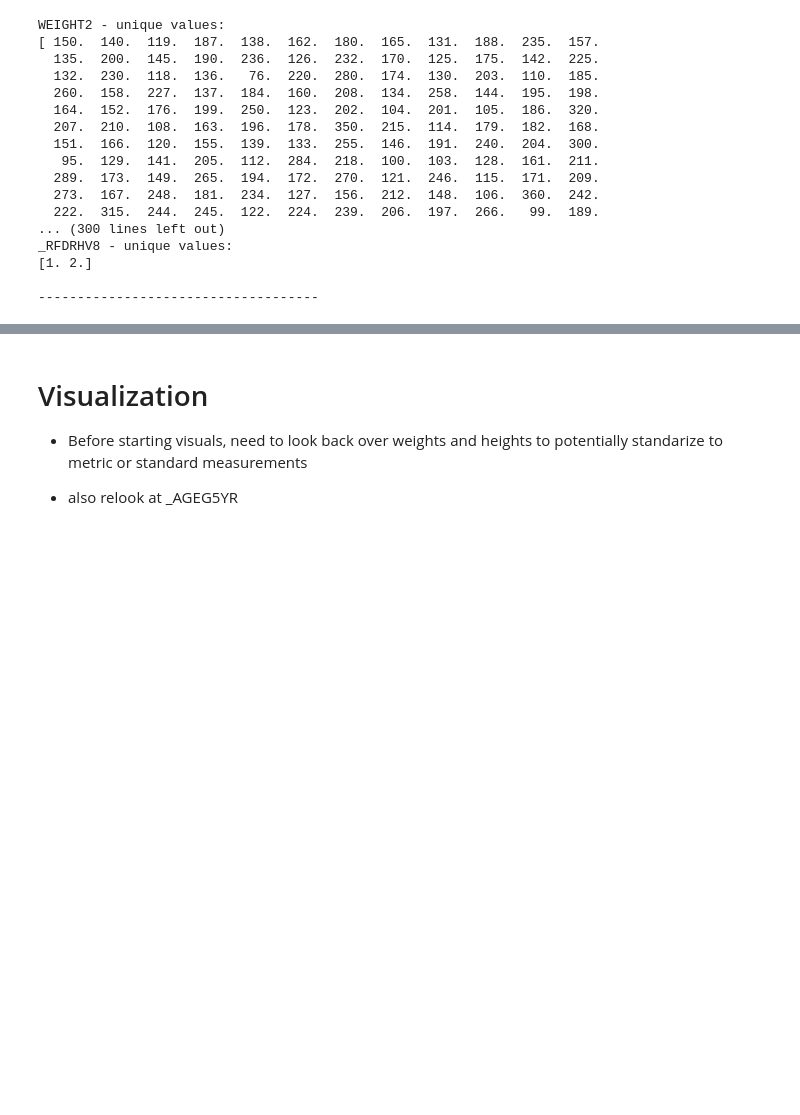
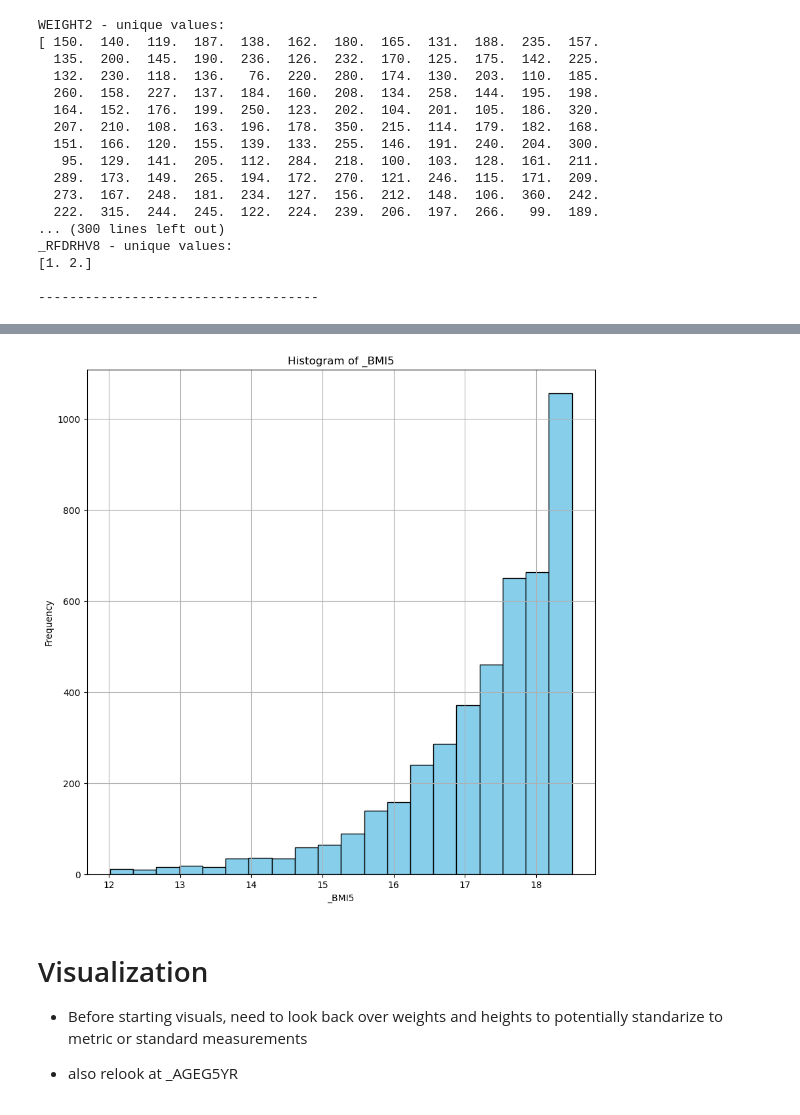
Before and after one commit to ldwilker10/predicting_obesity, a Jupyter notebook: draft_brfss2022.ipynb, the cells around one changed output, grey strips where cells are left out. Drawn from its saved outputs; the diff is of its cells as text; code cells hidden in the pictures; blank space fills up the shorter version.

Commit message:
generated correlations, heatmap, bmi distribution

```diff
--- a/draft_brfss2022.ipynb
+++ b/draft_brfss2022.ipynb
@@ -2285,0 +2408,3 @@ _RFDRHV8 - unique values:
+# %%
+bmi = df_final[df_final["_BMI5"] <= 1850.0]
+bmi.info()
@@ -2286,3 +2469,20 @@ _RFDRHV8 - unique values:
+# %%
+# Plotting Distributions for BMI
+
+import matplotlib.pyplot as plt
+
+column_name = '_BMI5'
+
+# Plot histogram
+plt.figure(figsize=(10, 10))
+plt.hist((bmi[column_name] * 0.01), bins=20, color='skyblue', edgecolor='black')
+plt.title('Histogram of ' + column_name)
+plt.xlabel(column_name)
+plt.ylabel('Frequency')
+plt.grid(True)
+plt.show()
+# %% [output]
+[figure, added]
 # %% [markdown]
 # Visualization
 
```
Also changed, not shown: parts of 25 cells of this notebook.
